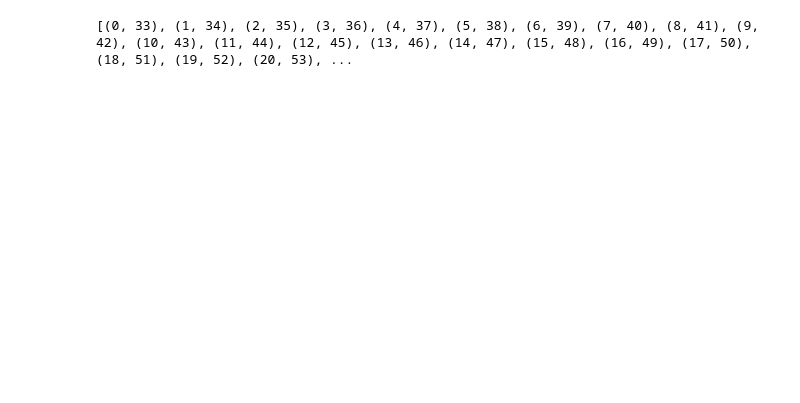
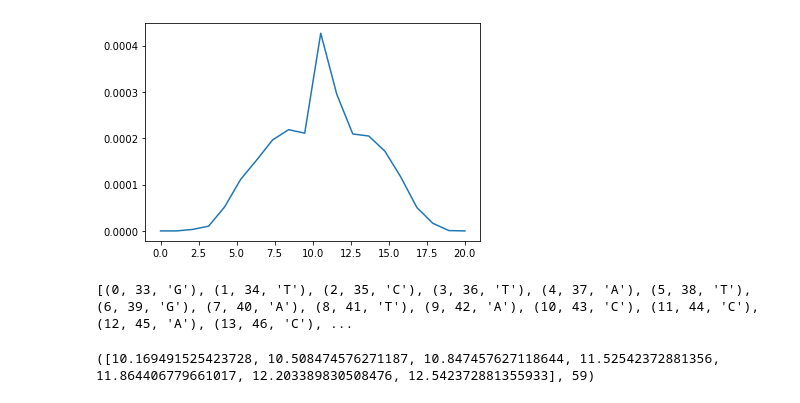
Before and after one commit to JH317/21SpringIntern, a Jupyter notebook: FigureS2CD/FigureS2CD.ipynb, the cells around one changed output. Drawn from its saved outputs; the diff is of its cells as text; code cells hidden in the pictures; blank space fills up the shorter version.

```diff
--- a/FigureS2CD/FigureS2CD.ipynb
+++ b/FigureS2CD/FigureS2CD.ipynb
@@ -47,9 +73,58 @@ for i in samData.key():
+# %%
+insertionData = []
+for i in samData.keys():
+    samLine = samData[i]
+    refPos = samLine[1]
+    refSequence = refSeq[samLine[0]]
+    querySequence = samLine[3]
+    cigar = samLine[2]
+    queryCount = 0
+    dataList = []
+    for string in cigar:
+        if string[-1:] == "M" or string[-1:] == "S":
+            num = int(string[:-1])
+            for j in range(num):
+                queryCount +=1
+        elif string[-1:] == "I":
+            num = int(string[:-1])
+            for j in range(num):
+                queryCount +=1
+                insertionData.append((((queryCount/len(querySequence))*20),len(querySequence)))
+insertionCount = []
+for i in range(20):
+    insertionCount.append(0)
+for i in insertionData:
+    idx = math.floor(i[0])
+    insertionCount[idx] = insertionCount[idx] + (1/i[1])
+for i in range(len(insertionCount)):
+    insertionCount[i] = (insertionCount[i]/len(samData))*100
+# %%
+y_values2 = insertionCount
+plt.plot(x_values,y_values2)
+plt.show()
+# %% [output]
+[figure, added]
 # %%
 import pysam
-samData = pysam.AlignmentFile('/qbio/prom317/tutorial/transCutAlignment/CLIP_35L33G/Aligned.out.sorted.bam', 'rb')
-iter = samData.fetch("ENSMUST00000083506.3", 50, 60)
+pysamData = pysam.AlignmentFile('/qbio/prom317/tutorial/transCutAlignment/CLIP_35L33G_MD/Aligned.out.sorted.bam', 'rb')
+iter = pysamData.fetch("ENSMUST00000083506.3", 50, 60)
 for x in iter:
     if x.query_name == "SRR458758.2.8708628":
-        print(str(x.get_aligned_pairs()))
+        print(str(x.get_aligned_pairs(with_seq = True)))
 # %% [output]
-[(0, 33), (1, 34), (2, 35), (3, 36), (4, 37), (5, 38), (6, 39), (7, 40), (8, 41), (9, 42), (10, 43), (11, 44), (12, 45), (13, 46), (14, 47), (15, 48), (16, 49), (17, 50), (18, 51), (19, 52), (20, 53), ...
+[(0, 33, 'G'), (1, 34, 'T'), (2, 35, 'C'), (3, 36, 'T'), (4, 37, 'A'), (5, 38, 'T'), (6, 39, 'G'), (7, 40, 'A'), (8, 41, 'T'), (9, 42, 'A'), (10, 43, 'C'), (11, 44, 'C'), (12, 45, 'A'), (13, 46, 'C'), ...
+# %%
+def pysamSubCount(pysamFile : pysam.AlignedSegment):
+    pairs = pysamFile.get_aligned_pairs(with_seq = True)
+    queryLen = pairs[len(pairs)-1][0]
+    subList = []
+    for pair in pairs:
+        if pair[2] in ["a", "t", "g", "c"]:
+            subList.append((pair[0]/queryLen)*20)
+    return subList, queryLen
+iter = pysamData.fetch("ENSMUST00000076258.13")
+for x in iter:
+    if x.query_name == "SRR458758.2.170960":
+        print(pysamSubCount(x))
+# %% [output]
+([10.169491525423728, 10.508474576271187, 10.847457627118644, 11.52542372881356, 11.864406779661017, 12.203389830508476, 12.542372881355933], 59)
```
Also changed, not shown: parts of 6 cells of this notebook.
